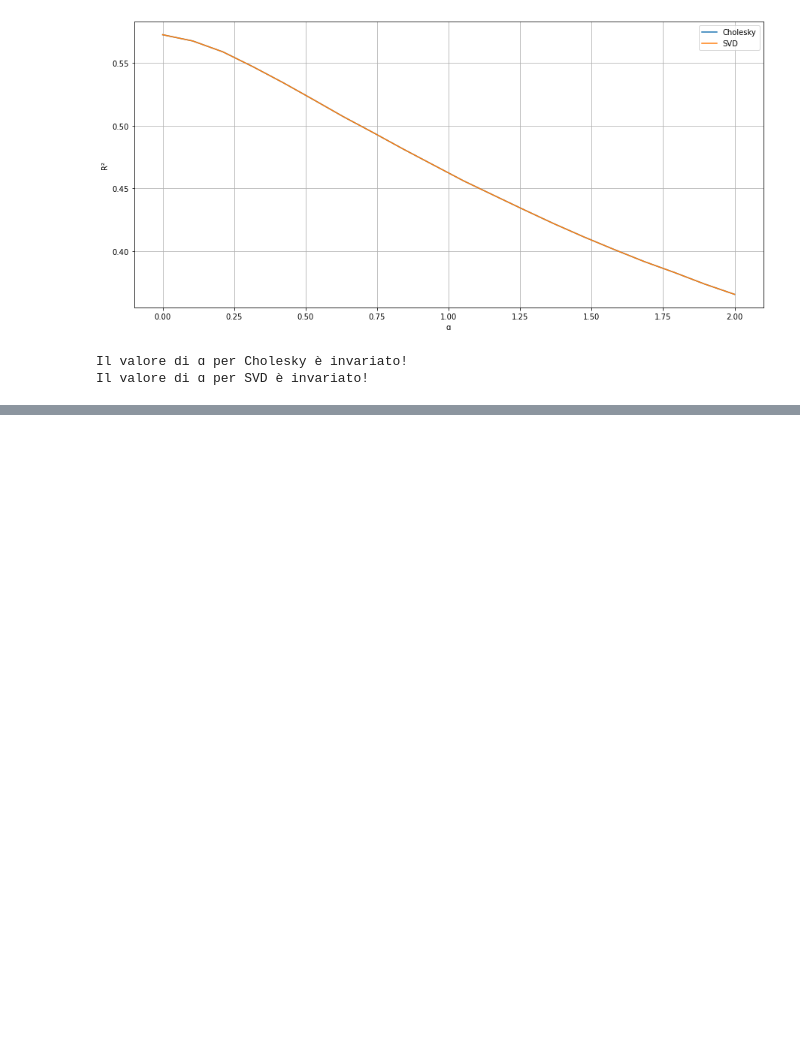
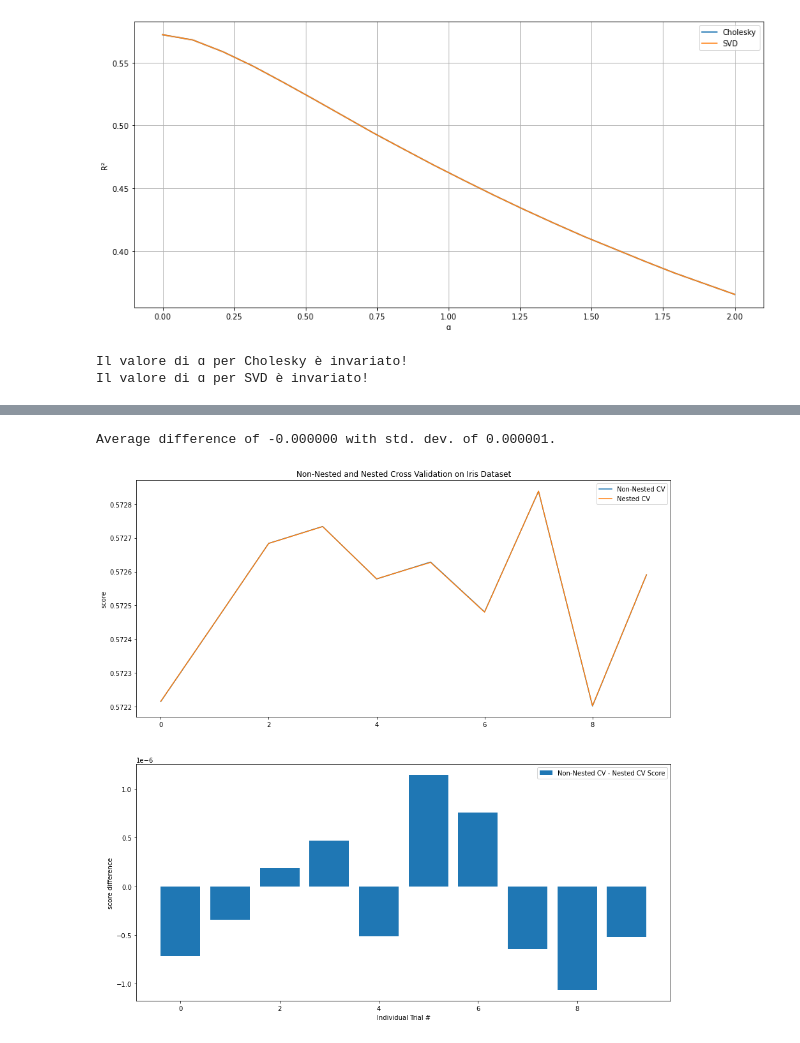
Before and after one commit to mikymaione/HousingPrices, a Jupyter notebook: Source code/HousingPrices/Miky.ipynb, the cells around one changed output, grey strips where cells are left out. Drawn from its saved outputs; the diff is of its cells as text; code cells hidden in the pictures; blank space fills up the shorter version.

Commit message:
nested cross val

```diff
--- a/Source code/HousingPrices/Miky.ipynb
+++ b/Source code/HousingPrices/Miky.ipynb
@@ -686,0 +744,29 @@ if best_alpha_c != alphas[idx_max_c] or best_alpha_s != alphas[idx_max_s]:
+# %%
+score_difference = non_nested_scores - nested_scores
+print("Average difference of {:6f} with std. dev. of {:6f}.".format(score_difference.mean(), score_difference.std()))
+# %% [output]
+Average difference of -0.000000 with std. dev. of 0.000001.
+# %%
+# Plot scores on each trial for nested and non-nested CV
+plt.figure(figsize=(15, 15))
+plt.subplot(211)
+
+non_nested_scores_line, = plt.plot(non_nested_scores)
+nested_line, = plt.plot(nested_scores)
+
+plt.ylabel("score")
+plt.legend([non_nested_scores_line, nested_line], ["Non-Nested CV", "Nested CV"])
+plt.title("Non-Nested and Nested Cross Validation on Iris Dataset")
+
+# Plot bar chart of the difference.
+plt.subplot(212)
+difference_plot = plt.bar(range(NUM_TRIALS), score_difference)
+
+plt.xlabel("Individual Trial #")
+
+plt.legend([difference_plot], ["Non-Nested CV - Nested CV Score"])
+plt.ylabel("score difference")
+
+plt.show()
+# %% [output]
+[figure, added]
```
Also changed, not shown: parts of 20 cells of this notebook.
